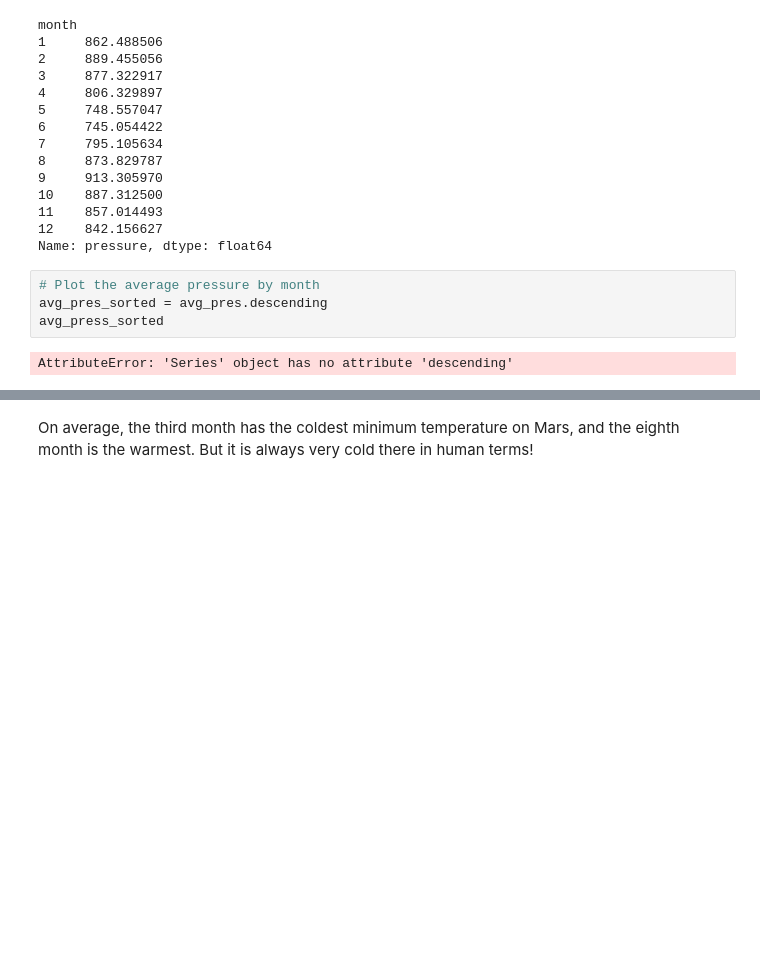
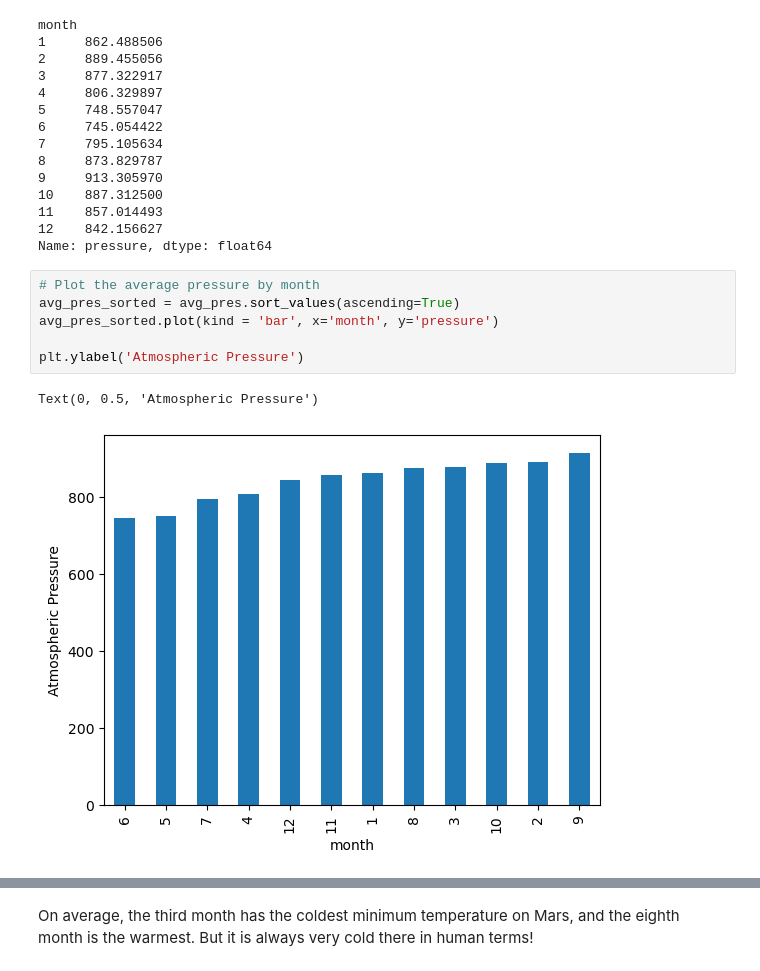
Before and after one commit to CTDC1/Mars-Challenge, a Jupyter notebook: part_2_mars_weather.ipynb, the cells around one changed output, grey strips where cells are left out. Cells and saved outputs as stored; diff of their text form; blank space fills up the shorter version.

```diff
--- a/part_2_mars_weather.ipynb
+++ b/part_2_mars_weather.ipynb
@@ -244,7 +246,10 @@ month
 Name: pressure, dtype: float64
 # %%
 # Plot the average pressure by month
-avg_pres_sorted = avg_pres.descending
-avg_press_sorted
+avg_pres_sorted = avg_pres.sort_values(ascending=True)
+avg_pres_sorted.plot(kind = 'bar', x='month', y='pressure')
+
+plt.ylabel('Atmospheric Pressure')
 # %% [output]
-AttributeError: 'Series' object has no attribute 'descending'
+Text(0, 0.5, 'Atmospheric Pressure')
+[figure, added]
```
Also changed, not shown: parts of 6 cells of this notebook, 1 other file.
